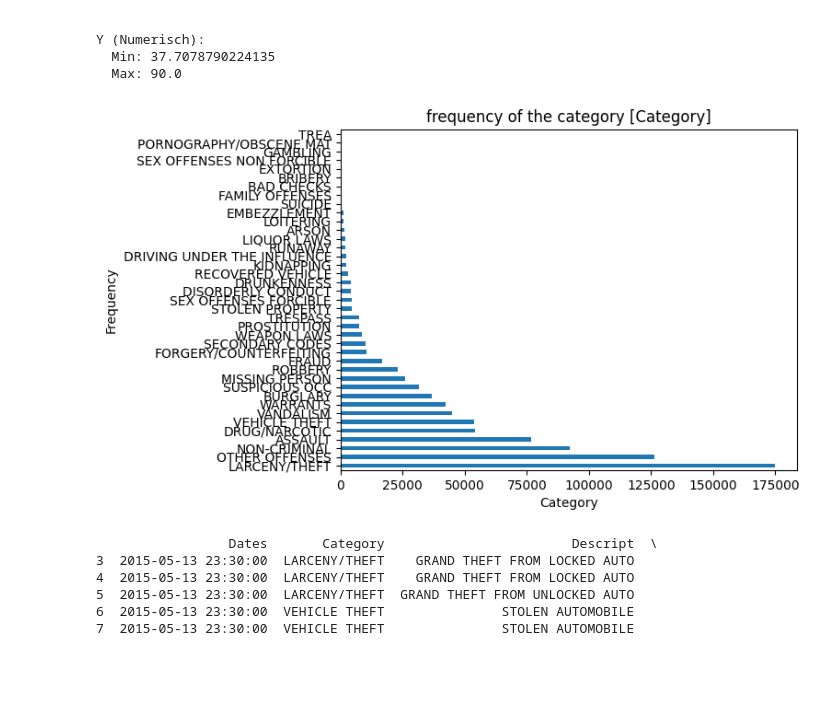
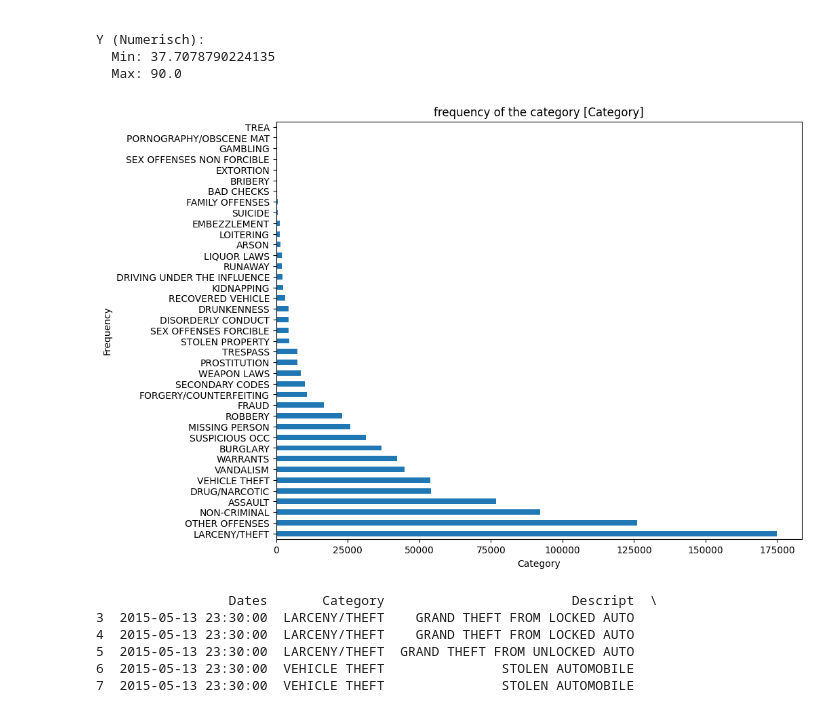
Before and after one commit to HassanAlhawari1998/SF-CrimePredict, a Jupyter notebook: Data_Preprocessing.ipynb, the cells around one changed output. Cells and saved outputs as stored; diff of their text form; code cells hidden in the pictures; blank space fills up the shorter version.

Commit message:
nice plot bb

```diff
--- a/Data_Preprocessing.ipynb
+++ b/Data_Preprocessing.ipynb
@@ -83,14 +83,14 @@ Y (Numerisch):
   Max: 90.0
 # %%
 import matplotlib.pyplot as plt
-import seaborn as sns
+plt.figure(figsize=(10, 8))
 df['Category'].value_counts().plot(kind='barh')
 plt.title('frequency of the category [Category]')
 plt.xlabel('Category')
 plt.ylabel('Frequency')
 plt.show()
 # %% [output]
-[figure, old version]
+[figure, new version]
 # %%
 # filter for needed crimes
 crimes_we_need = ["LARCENY/THEFT", "ASSAULT", "DRUG/NARCOTIC", "VEHICLE THEFT", "BURGLARY"]
```
